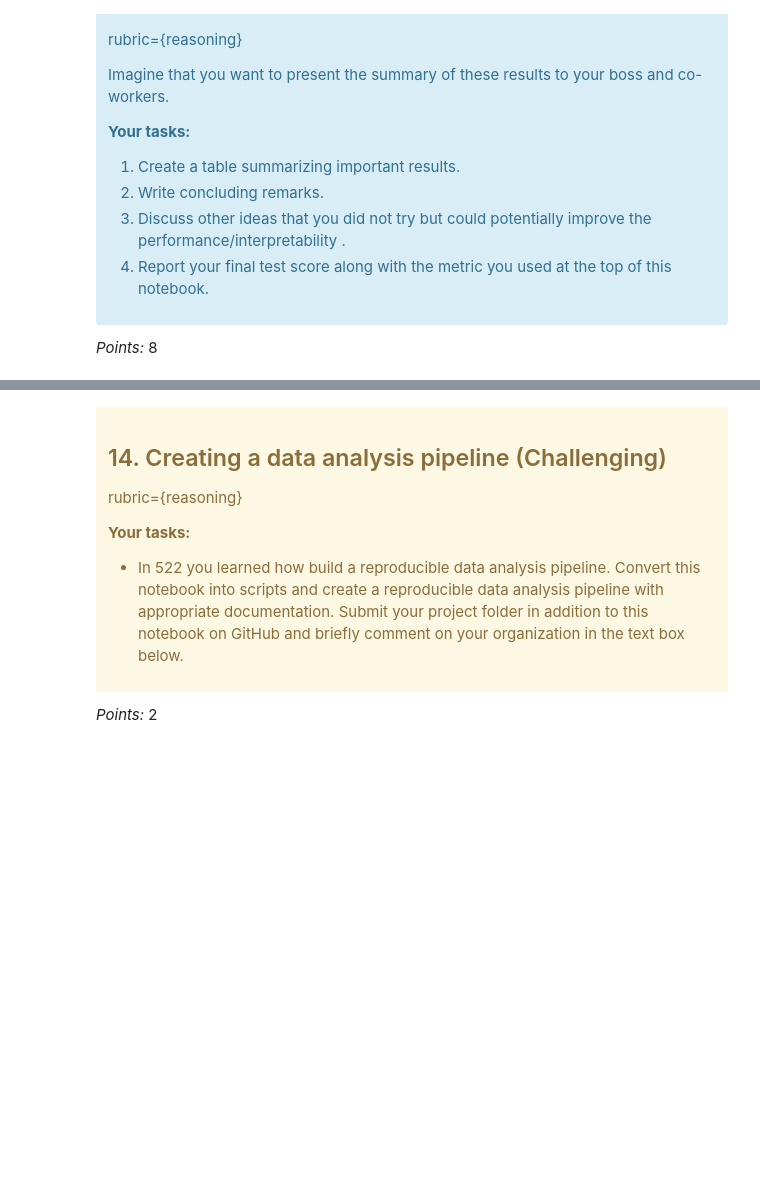
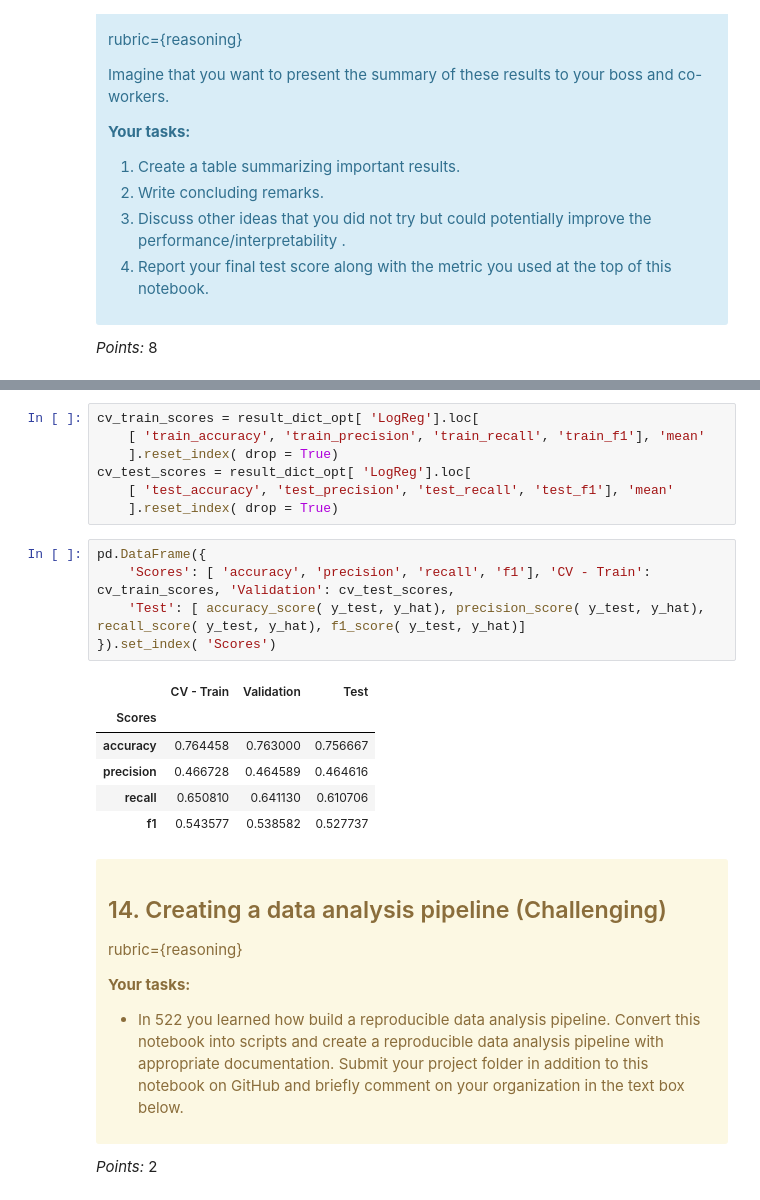
Before and after one commit to UBC-MDS/dsci573-lab4-auyeung-chan, a Jupyter notebook: lab4.ipynb, the cells around one changed output, grey strips where cells are left out. Drawn from its saved outputs; the diff is of its cells as text; blank space fills up the shorter version.

```diff
--- a/lab4.ipynb
+++ b/lab4.ipynb
@@ -778,3 +755,22 @@ _Type your answer here, replacing this text._
+# %%
+cv_train_scores = result_dict_opt[ 'LogReg'].loc[
+    [ 'train_accuracy', 'train_precision', 'train_recall', 'train_f1'], 'mean'
+    ].reset_index( drop = True)
+cv_test_scores = result_dict_opt[ 'LogReg'].loc[
+    [ 'test_accuracy', 'test_precision', 'test_recall', 'test_f1'], 'mean'
+    ].reset_index( drop = True)
+# %%
+pd.DataFrame({
+    'Scores': [ 'accuracy', 'precision', 'recall', 'f1'], 'CV - Train': cv_train_scores, 'Validation': cv_test_scores,
+    'Test': [ accuracy_score( y_test, y_hat), precision_score( y_test, y_hat), recall_score( y_test, y_hat), f1_score( y_test, y_hat)]
+}).set_index( 'Scores')
+# %% [output]
+|  | CV - Train | Validation | Test |
+| Scores |  |  |  |
+| accuracy | 0.764458 | 0.763000 | 0.756667 |
+| precision | 0.466728 | 0.464589 | 0.464616 |
+| recall | 0.650810 | 0.641130 | 0.610706 |
+| f1 | 0.543577 | 0.538582 | 0.527737 |
 # %% [markdown]
 <!-- END QUESTION -->
 
```
Also changed, not shown: parts of 24 cells of this notebook.
